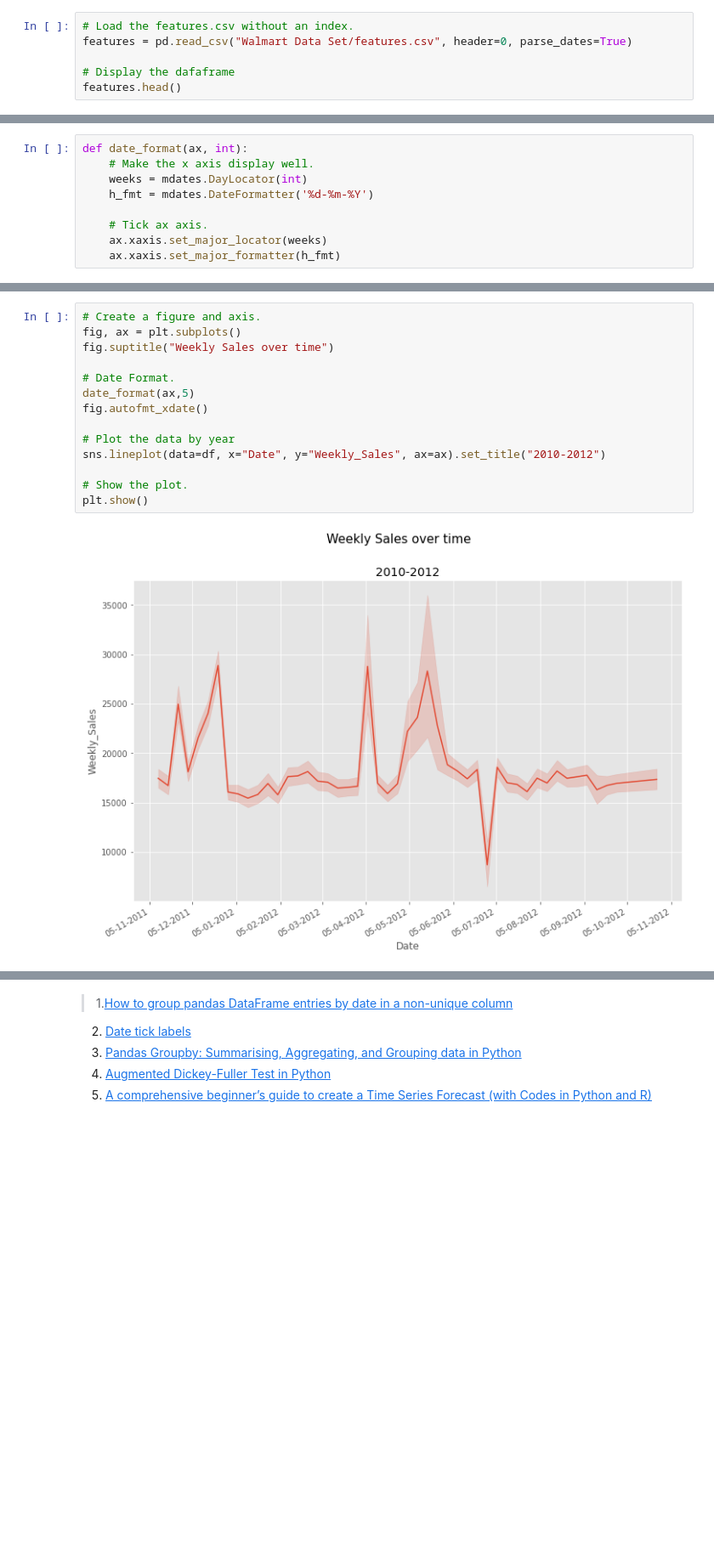
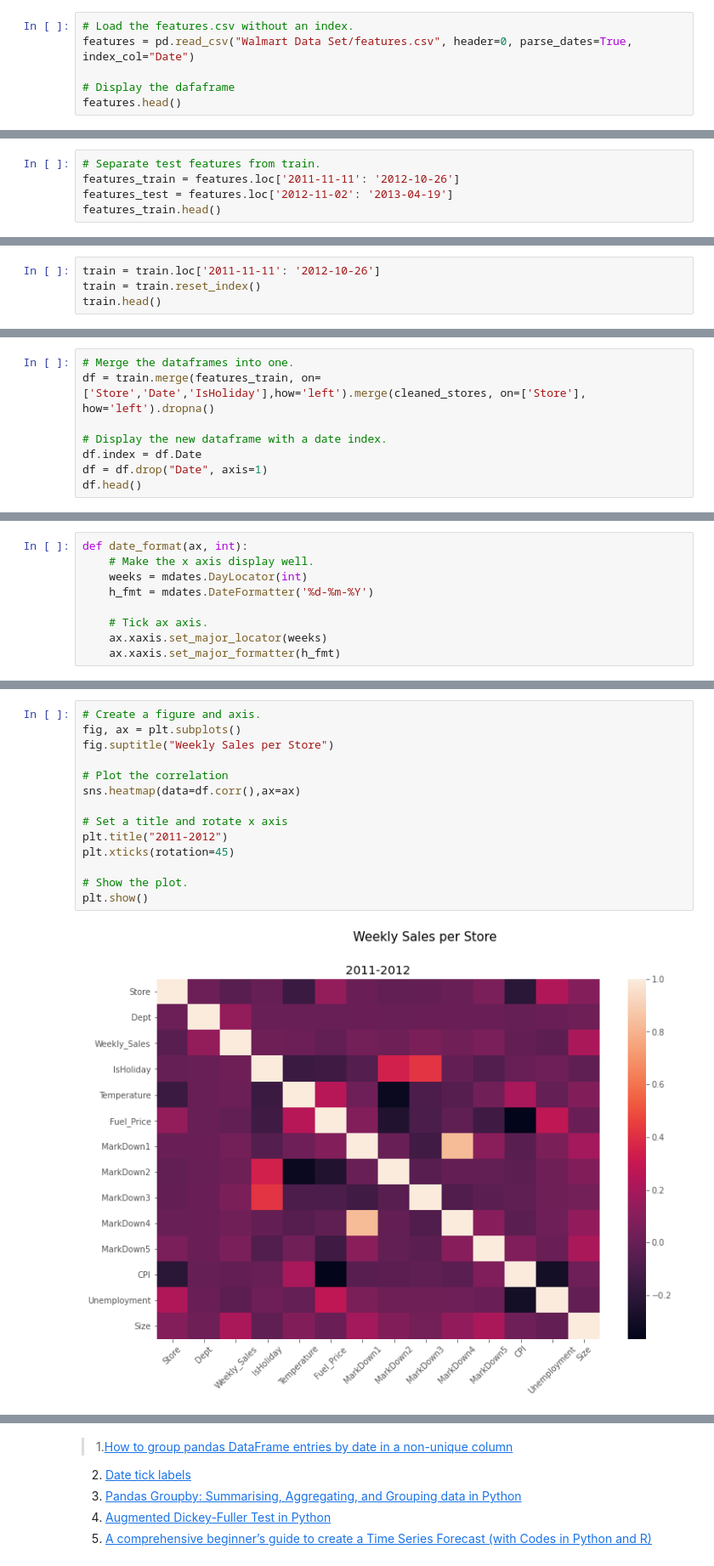
Before and after one commit to olgarozhdestvina/Sales-Forecasting, a Jupyter notebook: Sales Forecasting using Walmart Dataset.ipynb, the cells around one changed output, grey strips where cells are left out. Shown: that part at 85% size. Cells and saved outputs as stored; diff of their text form; blank space fills up the shorter version.

Commit message:
Added a few plots (correlation, dependance on holidays and weekly sales per store). Fixed merging of data sets.

```diff
--- a/Sales Forecasting using Walmart Dataset.ipynb
+++ b/Sales Forecasting using Walmart Dataset.ipynb
@@ -192,7 +222,7 @@ dtype: int64
 #### Features.
 # %%
 # Load the features.csv without an index.
-features = pd.read_csv("Walmart Data Set/features.csv", header=0, parse_dates=True)
+features = pd.read_csv("Walmart Data Set/features.csv", header=0, parse_dates=True, index_col="Date")
 
 # Display the dafaframe
 features.head()
@@ -264,0 +296,5 @@ features
+# %%
+# Separate test features from train.
+features_train = features.loc['2011-11-11': '2012-10-26']
+features_test = features.loc['2012-11-02': '2013-04-19']
+features_train.head()
@@ -264,0 +309,4 @@ features
+# %%
+train = train.loc['2011-11-11': '2012-10-26']
+train = train.reset_index()
+train.head()
@@ -286,0 +325,8 @@ df.head()
+# %%
+# Merge the dataframes into one.
+df = train.merge(features_train, on=['Store','Date','IsHoliday'],how='left').merge(cleaned_stores, on=['Store'], how='left').dropna()
+
+# Display the new dataframe with a date index.
+df.index = df.Date
+df = df.drop("Date", axis=1)
+df.head()
@@ -314,19 +401,19 @@ def date_format(ax, int):
 # %%
 # Create a figure and axis.
 fig, ax = plt.subplots()
-fig.suptitle("Weekly Sales over time")
+fig.suptitle("Weekly Sales per Store")
 
-# Date Format.
-date_format(ax,5)
-fig.autofmt_xdate()
+# Plot the correlation
+sns.heatmap(data=df.corr(),ax=ax)
 
-# Plot the data by year
-sns.lineplot(data=df, x="Date", y="Weekly_Sales", ax=ax).set_title("2010-2012")
+# Set a title and rotate x axis
+plt.title("2011-2012")
+plt.xticks(rotation=45)
 
 # Show the plot.
 plt.show()
 # %% [output]
-[figure, old version]
+[figure, new version]
 # %%
 def test_stationarity(ts):
     # Create a figure and axis.
```
Also changed, not shown: parts of 35 cells of this notebook.
